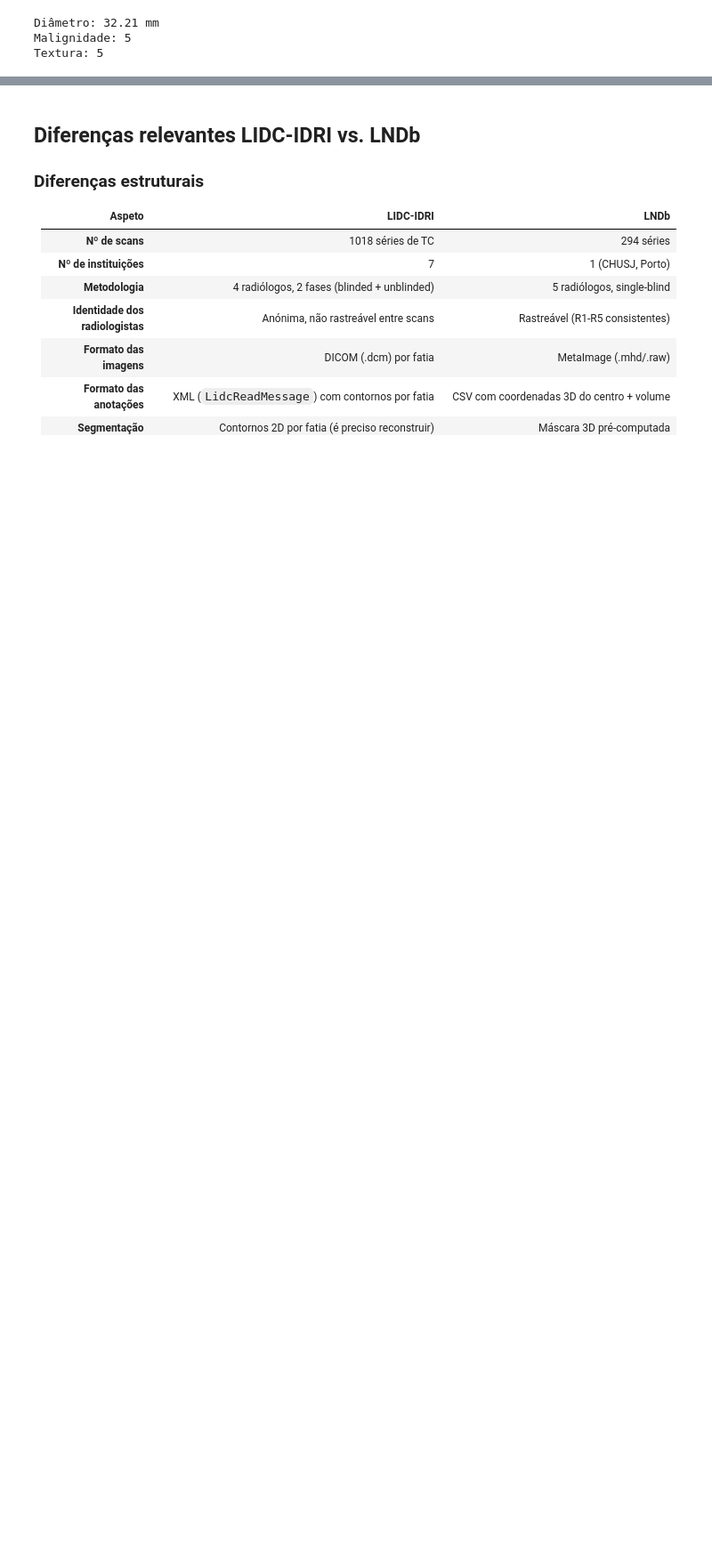
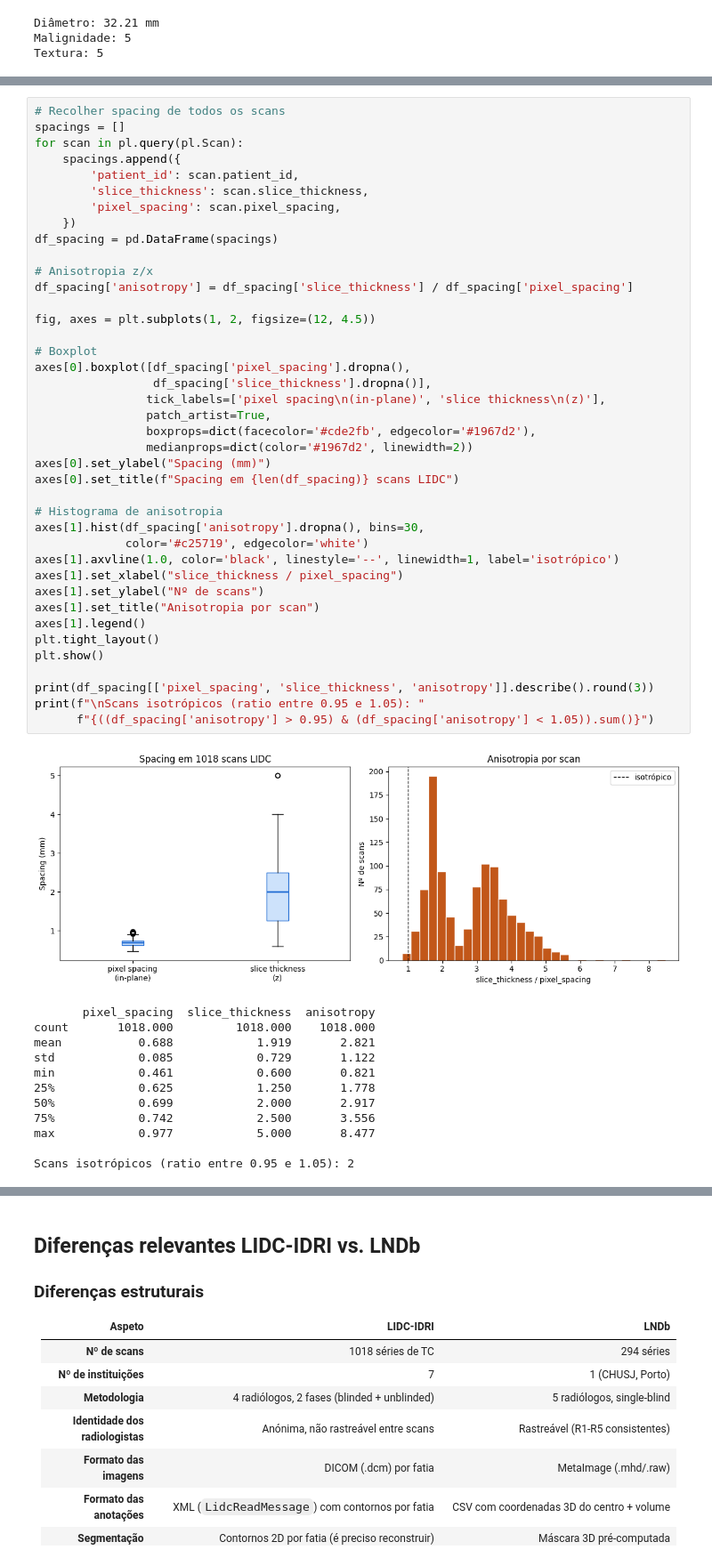
Before and after one commit to andredpinto/MASS_detect, a Jupyter notebook: notebooks/lidc_exploration.ipynb, the cells around one changed output, grey strips where cells are left out. Shown at 89% size. Cells and saved outputs as stored; diff of their text form; blank space fills up the shorter version.

```diff
--- a/notebooks/lidc_exploration.ipynb
+++ b/notebooks/lidc_exploration.ipynb
@@ -511,0 +633,53 @@ Um nódulo com 4 radiólogos contribui com 4 contagens.
+# %%
+# Recolher spacing de todos os scans
+spacings = []
+for scan in pl.query(pl.Scan):
+    spacings.append({
+        'patient_id': scan.patient_id,
+        'slice_thickness': scan.slice_thickness,
+        'pixel_spacing': scan.pixel_spacing,
+    })
+df_spacing = pd.DataFrame(spacings)
+
+# Anisotropia z/x
+df_spacing['anisotropy'] = df_spacing['slice_thickness'] / df_spacing['pixel_spacing']
+
+fig, axes = plt.subplots(1, 2, figsize=(12, 4.5))
+
+# Boxplot
+axes[0].boxplot([df_spacing['pixel_spacing'].dropna(),
+                 df_spacing['slice_thickness'].dropna()],
+                tick_labels=['pixel spacing\n(in-plane)', 'slice thickness\n(z)'],
+                patch_artist=True,
+                boxprops=dict(facecolor='#cde2fb', edgecolor='#1967d2'),
+                medianprops=dict(color='#1967d2', linewidth=2))
+axes[0].set_ylabel("Spacing (mm)")
+axes[0].set_title(f"Spacing em {len(df_spacing)} scans LIDC")
+
+# Histograma de anisotropia
+axes[1].hist(df_spacing['anisotropy'].dropna(), bins=30,
+             color='#c25719', edgecolor='white')
+axes[1].axvline(1.0, color='black', linestyle='--', linewidth=1, label='isotrópico')
+axes[1].set_xlabel("slice_thickness / pixel_spacing")
+axes[1].set_ylabel("Nº de scans")
+axes[1].set_title("Anisotropia por scan")
+axes[1].legend()
+plt.tight_layout()
+plt.show()
+
+print(df_spacing[['pixel_spacing', 'slice_thickness', 'anisotropy']].describe().round(3))
+print(f"\nScans isotrópicos (ratio entre 0.95 e 1.05): "
+      f"{((df_spacing['anisotropy'] > 0.95) & (df_spacing['anisotropy'] < 1.05)).sum()}")
+# %% [output]
+[figure, added]
+       pixel_spacing  slice_thickness  anisotropy
+count       1018.000         1018.000    1018.000
+mean           0.688            1.919       2.821
+std            0.085            0.729       1.122
+min            0.461            0.600       0.821
+25%            0.625            1.250       1.778
+50%            0.699            2.000       2.917
+75%            0.742            2.500       3.556
+max            0.977            5.000       8.477
+
+Scans isotrópicos (ratio entre 0.95 e 1.05): 2
```
Also changed, not shown: parts of 34 cells of this notebook.
